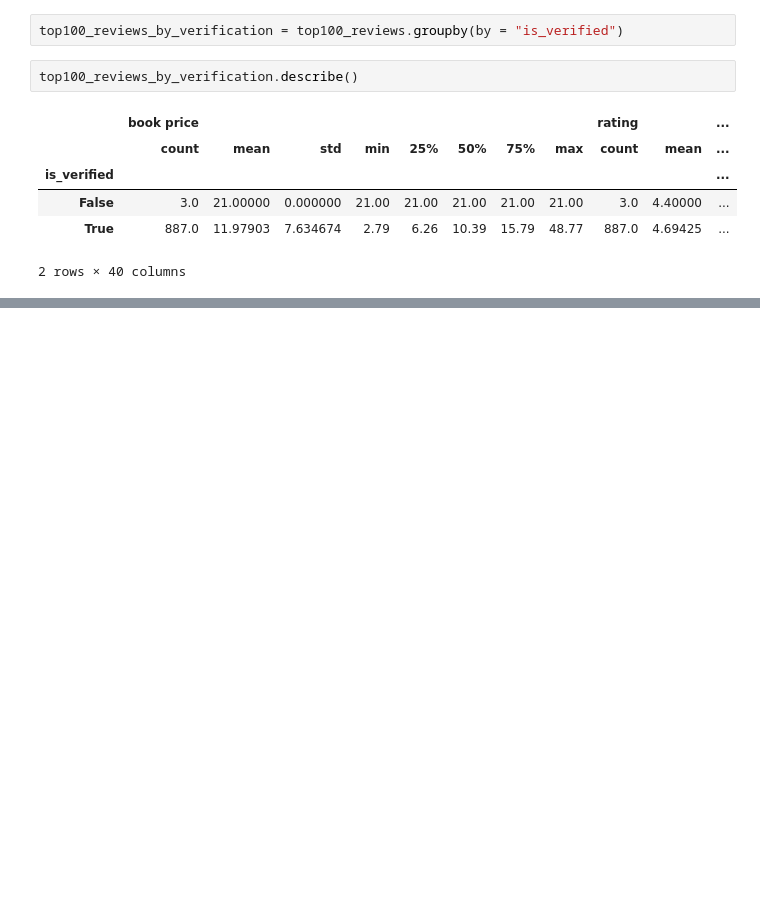
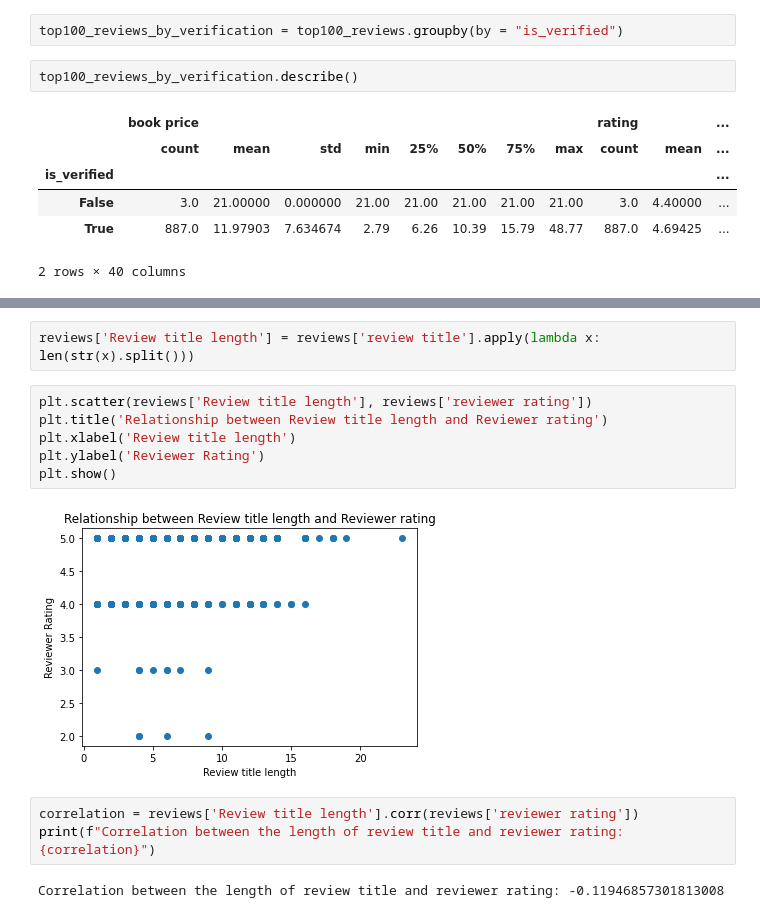
Before and after one commit to SOPP-EC/Top-100-Bestselling-Book-Reviews, a Jupyter notebook: top-100-bestselling-book-reviews.ipynb, the cells around one changed output, grey strips where cells are left out. Cells and saved outputs as stored; diff of their text form; blank space fills up the shorter version.

Commit message:
feat: review title vs rating

```diff
--- a/top-100-bestselling-book-reviews.ipynb
+++ b/top-100-bestselling-book-reviews.ipynb
@@ -91,3 +78,18 @@ top100_reviews.query('is_verified == False')
 | 467 | Hidden Potential: The Science of ... | 21.0 | 4.4 | Adam M. Grant | 2023 | Nonfiction, Self Help, Psychology... | amazon.com/Hidden-Potential-Scien... | 447 | Hidden Potential: The Science of ... | ... |
 | 468 | Hidden Potential: The Science of ... | 21.0 | 4.4 | Adam M. Grant | 2023 | Nonfiction, Self Help, Psychology... | amazon.com/Hidden-Potential-Scien... | 448 | Hidden Potential: The Science of ... | ... |
 | 469 | Hidden Potential: The Science of ... | 21.0 | 4.4 | Adam M. Grant | 2023 | Nonfiction, Self Help, Psychology... | amazon.com/Hidden-Potential-Scien... | 449 | Hidden Potential: The Science of ... | ... |
+# %%
+reviews['Review title length'] = reviews['review title'].apply(lambda x: len(str(x).split()))
+# %%
+plt.scatter(reviews['Review title length'], reviews['reviewer rating'])
+plt.title('Relationship between Review title length and Reviewer rating')
+plt.xlabel('Review title length')
+plt.ylabel('Reviewer Rating')
+plt.show()
+# %% [output]
+[figure, added]
+# %%
+correlation = reviews['Review title length'].corr(reviews['reviewer rating'])
+print(f"Correlation between the length of review title and reviewer rating: {correlation}")
+# %% [output]
+Correlation between the length of review title and reviewer rating: -0.11946857301813008
```
Also changed, not shown: parts of 2 cells of this notebook.
